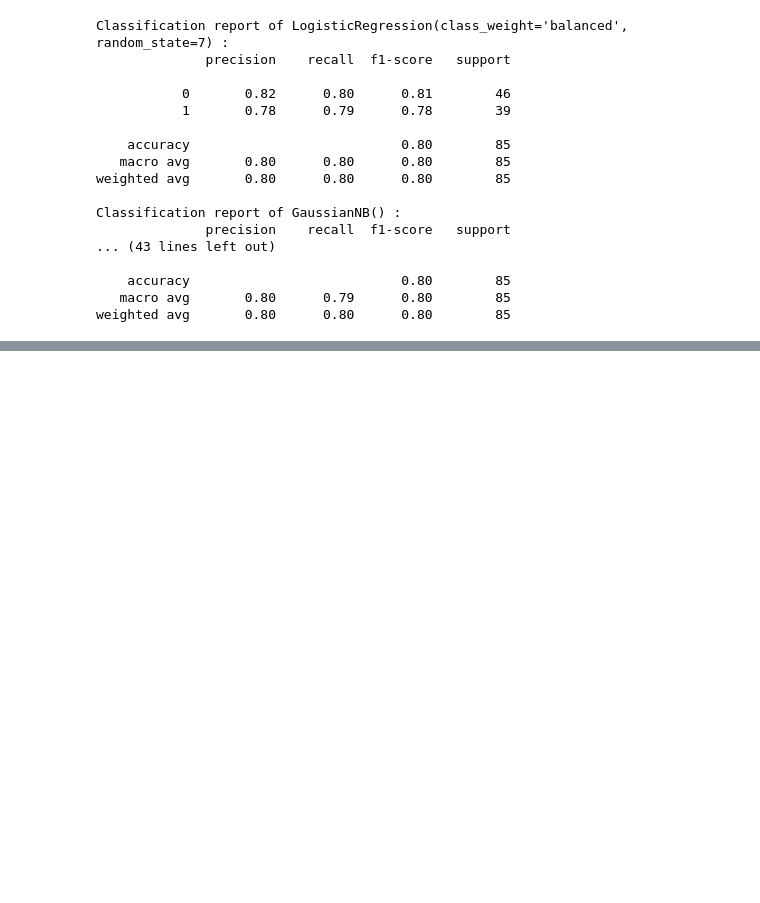
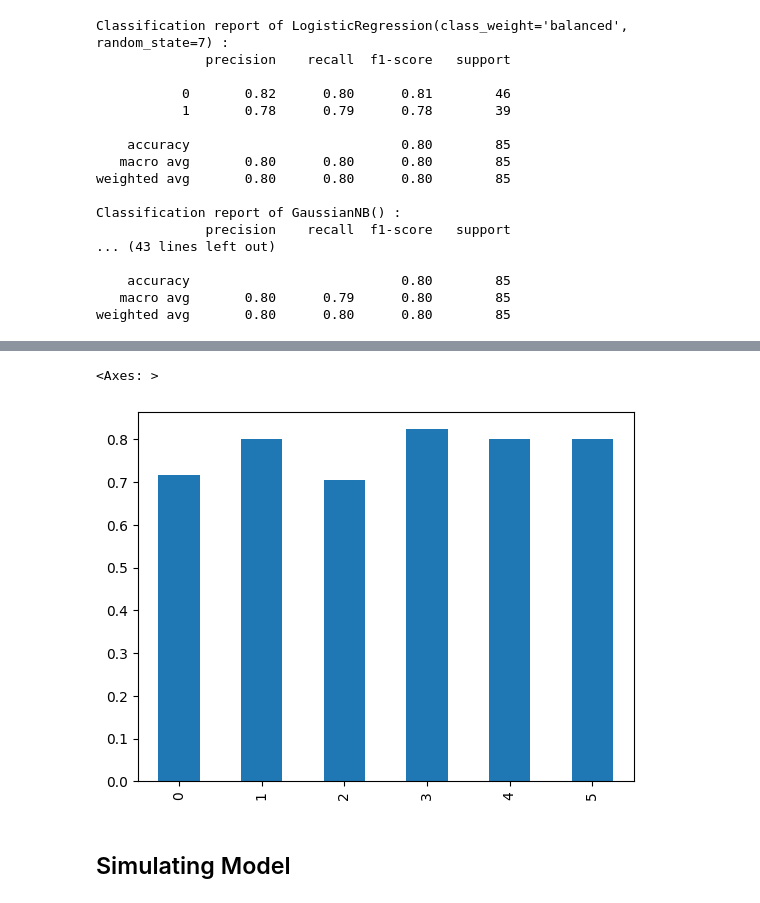
Before and after one commit to j019/Practical-Machine-Learning-, a Jupyter notebook: Day5/Basic_classification.ipynb, the cells around one changed output, grey strips where cells are left out. Saved outputs shown, nothing was run; the diff lists cells and outputs as text; code cells hidden in the pictures; blank space fills up the shorter version.

```diff
--- a/Day5/Basic_classification.ipynb
+++ b/Day5/Basic_classification.ipynb
@@ -214,0 +251,38 @@ weighted avg       0.80      0.80      0.80        85
+# %%
+from sklearn.naive_bayes import MultinomialNB
+model_list = [DecisionTreeClassifier(random_state=7),
+              LogisticRegression(random_state=7),
+              GaussianNB(),
+              BernoulliNB(),
+              MultinomialNB(),
+              SVC(random_state=7)]
+# %%
+pc1 = []
+pc2=[]
+rc1=[]
+rc2=[]
+fc1=[]
+fc2=[]
+acc_list=[]
+for model in model_list:
+    p,r,f,s,acc = eval_model(model,X_train,X_test,Y_train,Y_test)
+    pc1.append(p[0])
+    pc2.append(p[1])
+    rc1.append(r[0])
+    rc2.append(r[1])
+    fc1.append(f[0])
+    fc2.append(f[1])
+    acc_list.append(acc)
+# %%
+result_dict = {
+    "pc1" : pc1,
+    "pc2" : pc2,
+    "rc1" : rc1,
+    "rc2" : rc2,
+    "fc1" : fc1,
+    "fc2" : fc2,
+    "acc" : acc_list
+}
+# %%
+result_df = pd.DataFrame(result_dict)
+result_df
@@ -214,0 +297,7 @@ weighted avg       0.80      0.80      0.80        85
+# %%
+result_df["acc"].plot.bar()
+# %% [output]
+<Axes: >
+[figure, added]
+# %% [markdown]
+## Simulating Model
```
Also changed, not shown: parts of 11 cells of this notebook.
